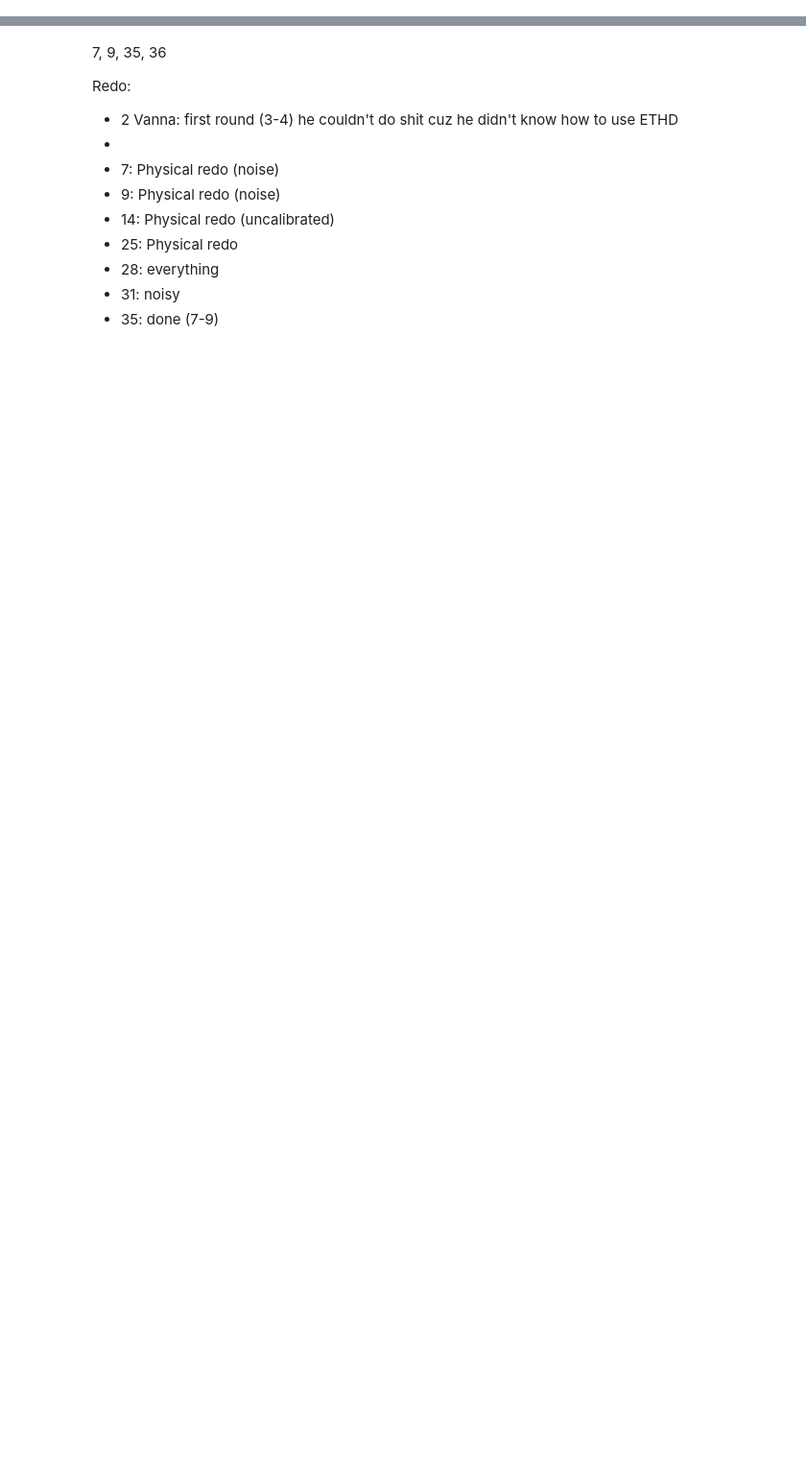
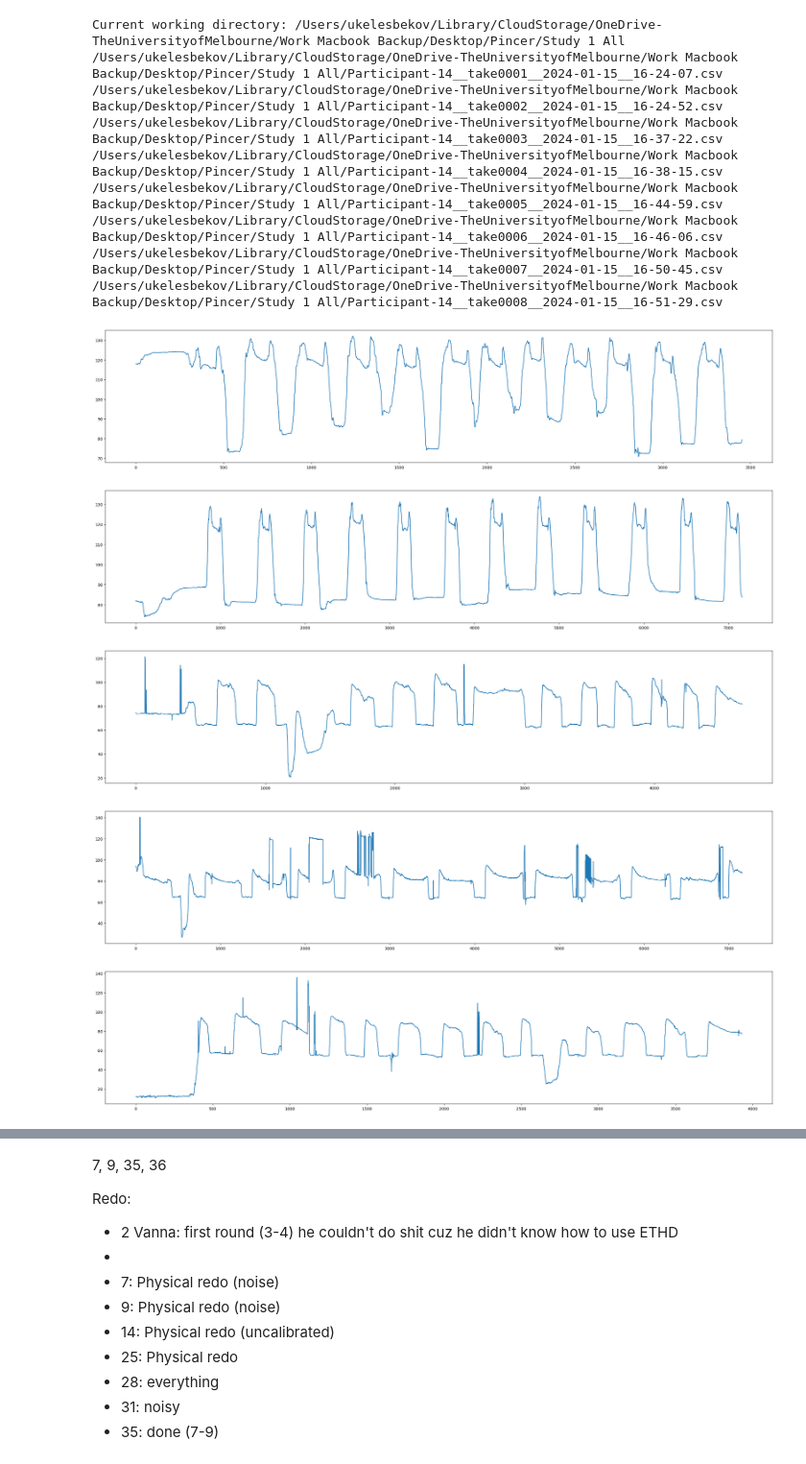
Before and after one commit to Kelesbekov/Pincer, a Jupyter notebook: Study 1 All/data.ipynb, the cells around one changed output, grey strips where cells are left out. Shown at 96% size. Saved outputs shown, nothing was run; the diff lists cells and outputs as text; code cells hidden in the pictures; blank space fills up the shorter version.

```diff
--- a/Study 1 All/data.ipynb
+++ b/Study 1 All/data.ipynb
@@ -9,32 +9,47 @@ current_directory = os.getcwd()
 
 print("Current working directory:", current_directory)
 
 all_items = os.listdir(current_directory)
 #print(all_items)
-prefix_to_match = 'Participant-207'
+prefix_to_match = 'Participant-14'
 matching_folders = [item for item in all_items if \
                     item.startswith(prefix_to_match)]
 #print(matching_folders)
 
 #print(matching_folders)
 
 #print(len(matching_folders))
 columns_to_keep = ['Pinch Aperture']
 for file in sorted(matching_folders):
 
     data = []
     file_path = os.path.join(current_directory, file)
     print(file_path)
     with open(file_path, 'r') as file:
         reader = csv.DictReader(file)
         data = [row[col] for col in columns_to_keep for row in reader]
 
 
         for row in reader:
             data.append(row)
         #print(len(data))
         #print(data[0])
         plt.figure(figsize=(30,6))
         data = [float(item)*1000 for item in data]
         plt.plot(data)
-        plt.ylim(0, 100)
+        #plt.ylim(0, 100)
+# %% [output]
+Current working directory: /Users/ukelesbekov/Library/CloudStorage/OneDrive-TheUniversityofMelbourne/Work Macbook Backup/Desktop/Pincer/Study 1 All
+/Users/ukelesbekov/Library/CloudStorage/OneDrive-TheUniversityofMelbourne/Work Macbook Backup/Desktop/Pincer/Study 1 All/Participant-14__take0001__2024-01-15__16-24-07.csv
+/Users/ukelesbekov/Library/CloudStorage/OneDrive-TheUniversityofMelbourne/Work Macbook Backup/Desktop/Pincer/Study 1 All/Participant-14__take0002__2024-01-15__16-24-52.csv
+/Users/ukelesbekov/Library/CloudStorage/OneDrive-TheUniversityofMelbourne/Work Macbook Backup/Desktop/Pincer/Study 1 All/Participant-14__take0003__2024-01-15__16-37-22.csv
+/Users/ukelesbekov/Library/CloudStorage/OneDrive-TheUniversityofMelbourne/Work Macbook Backup/Desktop/Pincer/Study 1 All/Participant-14__take0004__2024-01-15__16-38-15.csv
+/Users/ukelesbekov/Library/CloudStorage/OneDrive-TheUniversityofMelbourne/Work Macbook Backup/Desktop/Pincer/Study 1 All/Participant-14__take0005__2024-01-15__16-44-59.csv
+/Users/ukelesbekov/Library/CloudStorage/OneDrive-TheUniversityofMelbourne/Work Macbook Backup/Desktop/Pincer/Study 1 All/Participant-14__take0006__2024-01-15__16-46-06.csv
+/Users/ukelesbekov/Library/CloudStorage/OneDrive-TheUniversityofMelbourne/Work Macbook Backup/Desktop/Pincer/Study 1 All/Participant-14__take0007__2024-01-15__16-50-45.csv
+/Users/ukelesbekov/Library/CloudStorage/OneDrive-TheUniversityofMelbourne/Work Macbook Backup/Desktop/Pincer/Study 1 All/Participant-14__take0008__2024-01-15__16-51-29.csv
+[figure, added]
+[figure, added]
+[figure, added]
+[figure, added]
+[figure, added]
```
Also changed, not shown: parts of 1 cell of this notebook.
